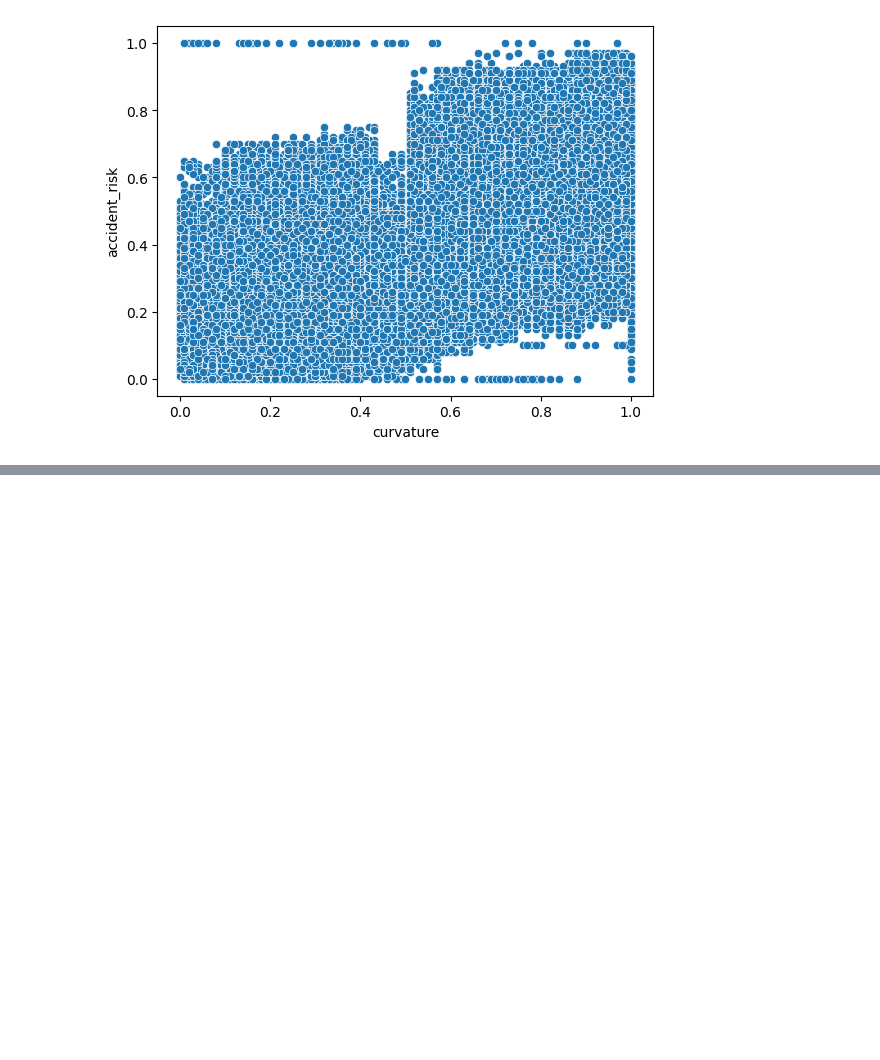
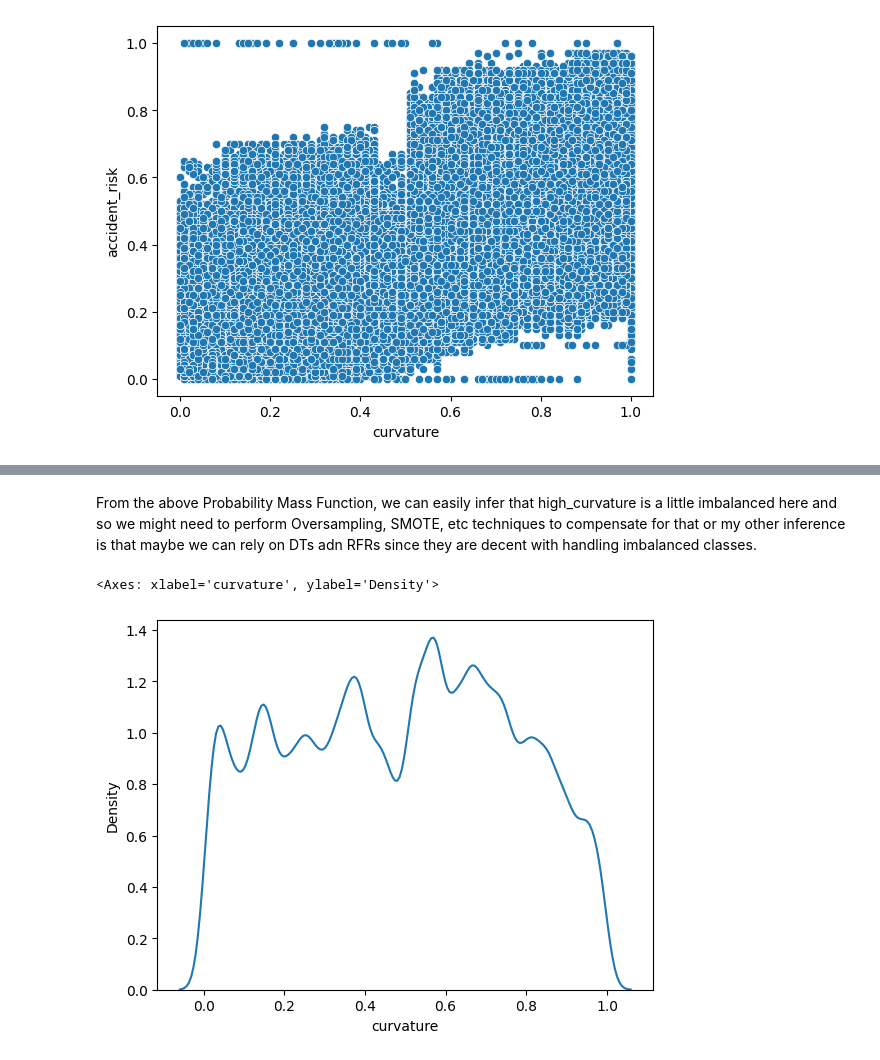
Before and after one commit to Zrahay/Kagg-Repo, a Jupyter notebook: Accidents/code2.ipynb, the cells around one changed output, grey strips where cells are left out. Cells and saved outputs as stored; diff of their text form; code cells hidden in the pictures; blank space fills up the shorter version.

```diff
--- a/Accidents/code2.ipynb
+++ b/Accidents/code2.ipynb
@@ -149,0 +238,7 @@ SyntaxError: cannot assign to function call here. Maybe you meant '==' instead o
+# %% [markdown]
+From the above Probability Mass Function, we can easily infer that high_curvature is a little imbalanced here and so we might need to perform Oversampling, SMOTE, etc techniques to compensate for that or my other inference is that maybe we can rely on DTs adn RFRs since they are decent with handling imbalanced classes.
+# %%
+sns.kdeplot(df['curvature'])
+# %% [output]
+<Axes: xlabel='curvature', ylabel='Density'>
+[figure, added]
```
Also changed, not shown: parts of 12 cells of this notebook.
